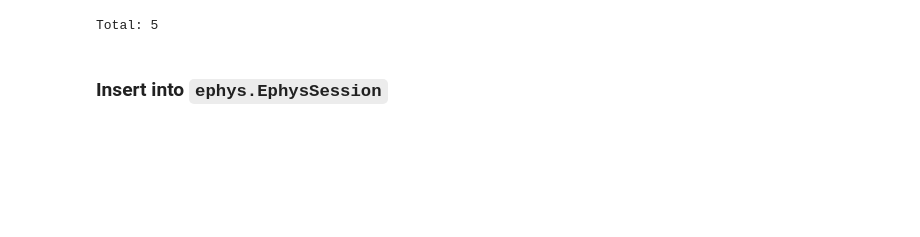
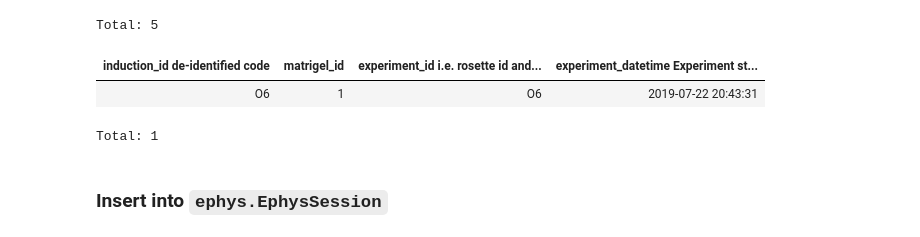
Before and after one commit to dj-sciops/utah_organoids, a Jupyter notebook: notebooks/lfp_ingestion.ipynb, the cells around one changed output. Cells and saved outputs as stored; diff of their text form; code cells hidden in the pictures; blank space fills up the shorter version.

Commit message:
script to ingest RawData

```diff
--- a/notebooks/lfp_ingestion.ipynb
+++ b/notebooks/lfp_ingestion.ipynb
@@ -187 +181,40 @@ Total: 1
+# %%
+from element_interface.utils import find_full_path
+from workflow.pipeline import ephys
+from workflow.utils.paths import (get_ephys_root_data_dir,
+                                  get_subject_directory)
+
+from datetime import datetime
+import re
+import numpy as np
+
+subject_key = induction.OrganoidExperiment.fetch1("KEY")
+
+subject_dir = find_full_path(
+    get_ephys_root_data_dir(), get_subject_directory(subject_key)
+)
+
+ingested_files = set([Path(file).name for file in ephys.RawData.fetch("file_path")])
+
+data_files = set([Path(file).name for file in subject_dir.glob("*.rhs")])
+
+raw_data_list = []
+
+for file in data_files.difference(ingested_files):
+    start_time = re.search(r".*_(\d{6}_\d{6})", file).groups()[0]
+    start_time = np.datetime64(
+        datetime.strptime(start_time, "%y%m%d_%H%M%S")
+    )  # start time based on the file name
+
+    raw_data_list.append(
+        {
+        **subject_key,
+        "start_time": start_time,
+        "file_name": file,
+        "file_path": subject_dir / file,
+        })
+
+ephys.RawData.insert(
+    raw_data_list, skip_duplicates=True
+)
 # %%
@@ -195,6 +227,12 @@ ephys.RawData()
 | O6 | 1 | O6 | 2019-07-22 20:43:31 | 2019-07-22 20:46:31 | ... |
 | O6 | 1 | O6 | 2019-07-22 20:43:31 | 2019-07-22 20:47:31 | ... |
 Total: 5
+# %%
+ephys.RawData.key_source.fetch("subject")
+# %% [output]
+| induction_id de-identified code | matrigel_id | experiment_id i.e. rosette id and... | experiment_datetime Experiment st... |
+| O6 | 1 | O6 | 2019-07-22 20:43:31 |
+Total: 1
 # %% [markdown]
 ### Insert into `ephys.EphysSession`
 # %%
```
Also changed, not shown: parts of 5 cells of this notebook.
